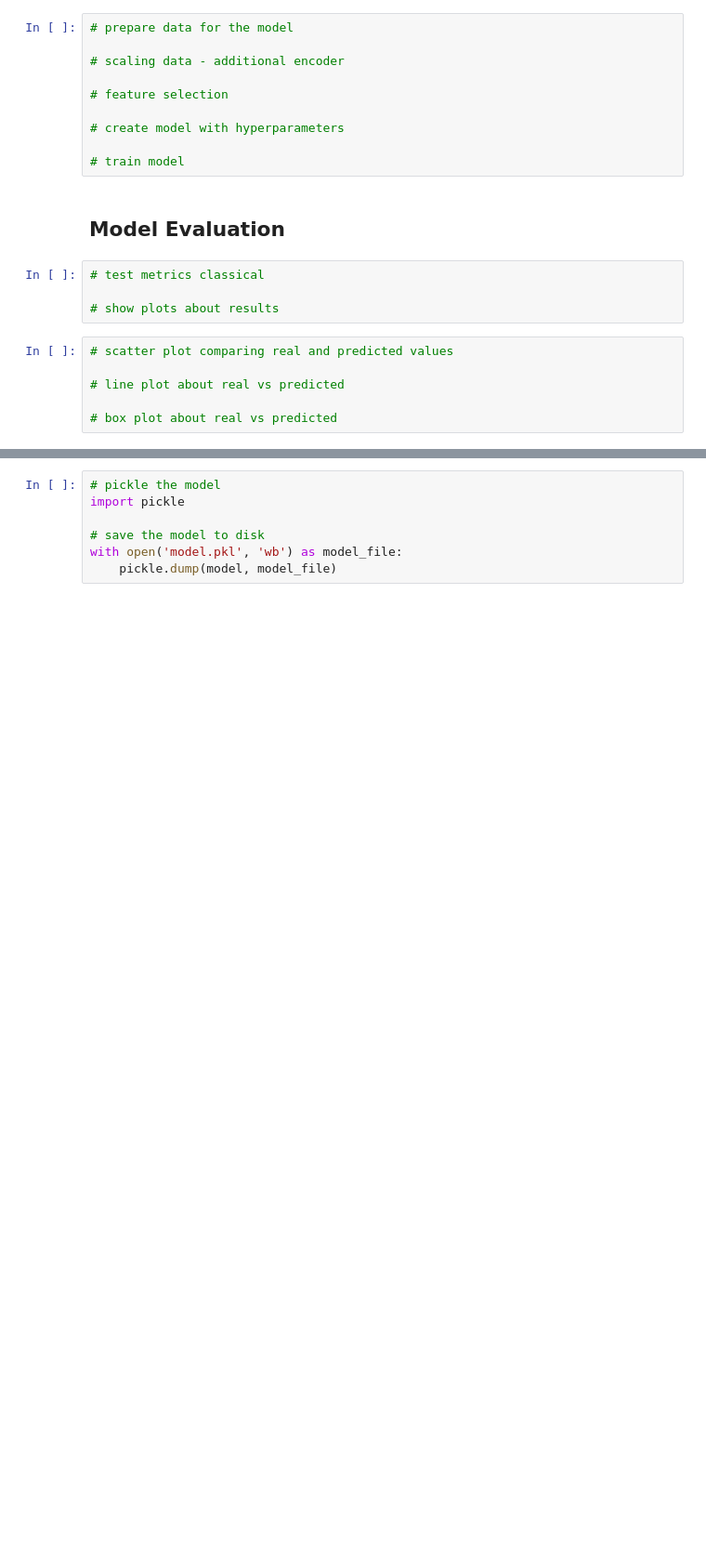
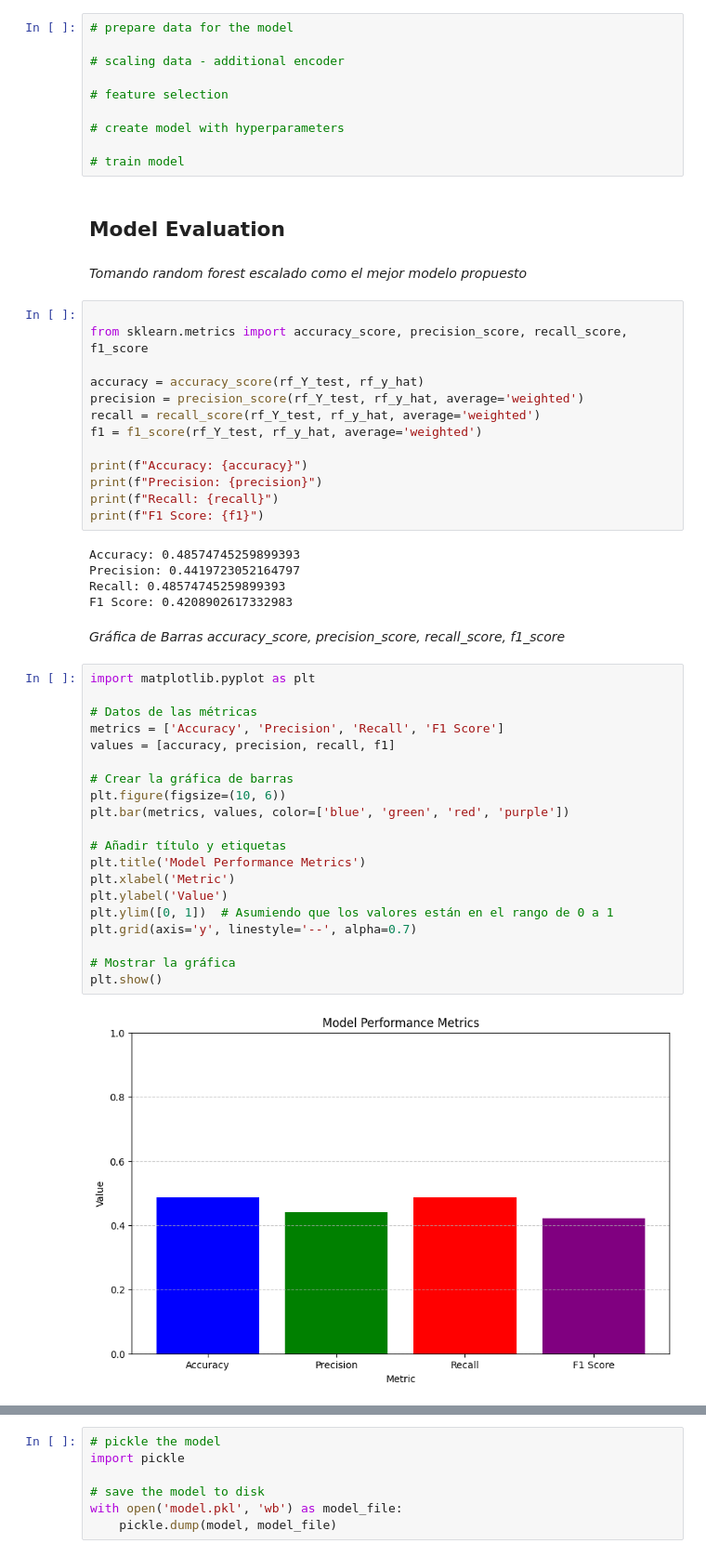
Before and after one commit to Checho019/data-science-football-project, a Jupyter notebook: data_science_football_project/notebooks/football_Project.ipynb, the cells around one changed output, grey strips where cells are left out. Shown at 93% size. Cells and saved outputs as stored; diff of their text form; blank space fills up the shorter version.

```diff
--- a/data_science_football_project/notebooks/football_Project.ipynb
+++ b/data_science_football_project/notebooks/football_Project.ipynb
@@ -481,13 +521,47 @@ Accuracy: 0.4786238372325897
 # train model
 # %% [markdown]
 ## Model Evaluation
-# %%
-# test metrics classical
-
-# show plots about results
-# %%
-# scatter plot comparing real and predicted values
-
-# line plot about real vs predicted
-
-# box plot about real vs predicted
+# %% [markdown]
+_Tomando random forest escalado como el mejor modelo propuesto_
+# %%
+
+from sklearn.metrics import accuracy_score, precision_score, recall_score, f1_score
+
+accuracy = accuracy_score(rf_Y_test, rf_y_hat)
+precision = precision_score(rf_Y_test, rf_y_hat, average='weighted')
+recall = recall_score(rf_Y_test, rf_y_hat, average='weighted')
+f1 = f1_score(rf_Y_test, rf_y_hat, average='weighted')
+
+print(f"Accuracy: {accuracy}")
+print(f"Precision: {precision}")
+print(f"Recall: {recall}")
+print(f"F1 Score: {f1}")
+# %% [output]
+Accuracy: 0.48574745259899393
+Precision: 0.4419723052164797
+Recall: 0.48574745259899393
+F1 Score: 0.4208902617332983
+# %% [markdown]
+_Gráfica de Barras accuracy_score, precision_score, recall_score, f1_score_
+# %%
+import matplotlib.pyplot as plt
+
+# Datos de las métricas
+metrics = ['Accuracy', 'Precision', 'Recall', 'F1 Score']
+values = [accuracy, precision, recall, f1]
+
+# Crear la gráfica de barras
+plt.figure(figsize=(10, 6))
+plt.bar(metrics, values, color=['blue', 'green', 'red', 'purple'])
+
+# Añadir título y etiquetas
+plt.title('Model Performance Metrics')
+plt.xlabel('Metric')
+plt.ylabel('Value')
+plt.ylim([0, 1])  # Asumiendo que los valores están en el rango de 0 a 1
+plt.grid(axis='y', linestyle='--', alpha=0.7)
+
+# Mostrar la gráfica
+plt.show()
+# %% [output]
+[figure, added]
```
Also changed, not shown: parts of 26 cells of this notebook, 4 other files.
